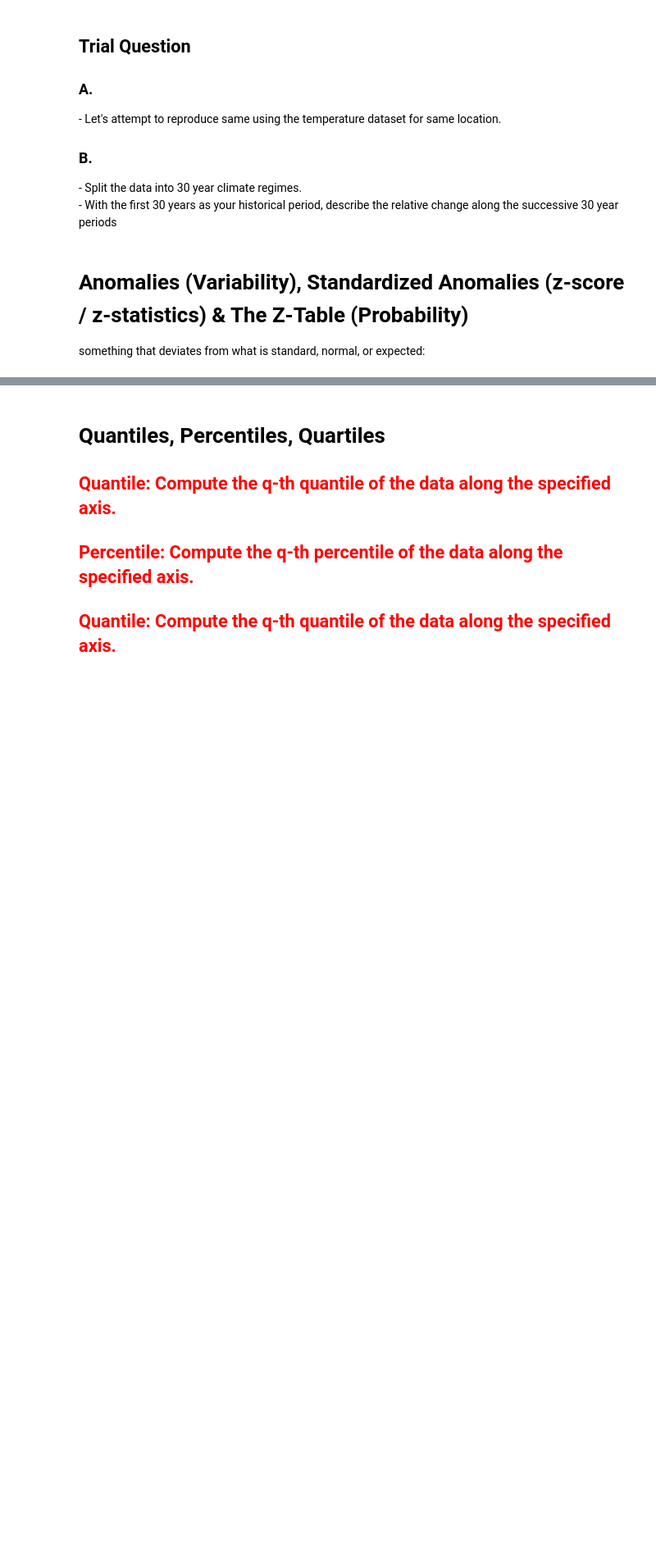
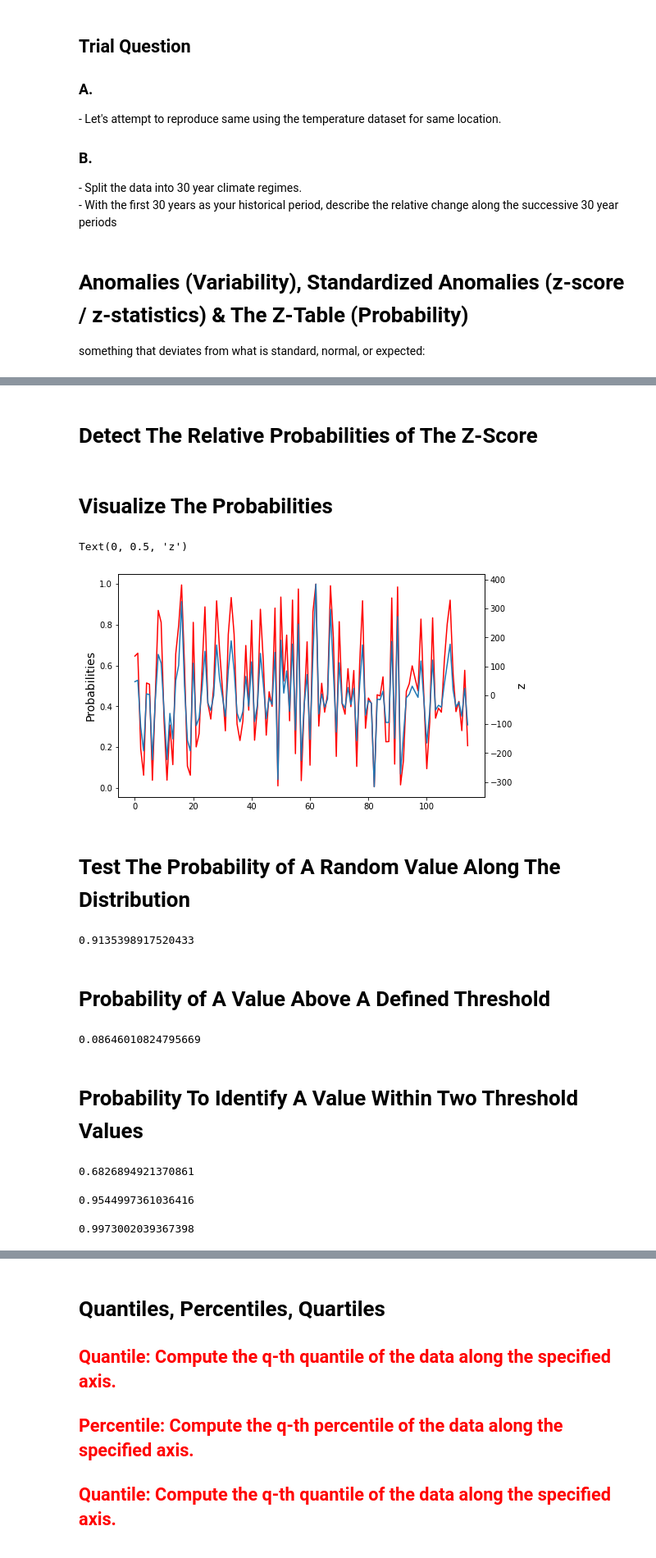
Before and after one commit to jeffjay88/WASCAL_SCourse_Statistics_2022, a Jupyter notebook: SCourse_Data_Statistics.ipynb, the cells around one changed output, grey strips where cells are left out. Shown at 82% size. Saved outputs shown, nothing was run; the diff lists cells and outputs as text; code cells hidden in the pictures; blank space fills up the shorter version.

```diff
--- a/SCourse_Data_Statistics.ipynb
+++ b/SCourse_Data_Statistics.ipynb
@@ -293,14 +366,19 @@ from scipy import stats
 def anomaly(x):
     return x-x.mean()
 
+
 def z_score(x):
     return stats.zscore(x)
     #return (x - x.mean())/x.std()
 
-def prob(x, alpha=0.05, n_sided=1):
+
+def prob(x, loc=0, scale=1):
     from scipy.stats import norm
+    #To find the probability that the variable has a value LESS than or equal
+    #let's say 113, you'd use CDF cumulative Density Function
+    #loc is the mean and scale is the standard deviation
 
-    z_crit = norm.ppf( 1 - alpha/n_sided)
+    z_crit = norm.cdf(x,loc,scale)
     return z_crit
 # %%
 df_RR_anom = anomaly(df_RR.sum(axis=1))
@@ -311,0 +394,2 @@ plt.plot(stats.zscore(df_RR.sum(axis=1)).to_numpy().flatten(), color='r')
+# %% [markdown]
+# Detect The Relative Probabilities of The Z-Score
@@ -312,2 +400,44 @@ plt.plot(stats.zscore(df_RR.sum(axis=1)).to_numpy().flatten(), color='r')
+# %% [markdown]
+# Visualize The Probabilities
 # %%
-prob(df_RR,alpha=0.1, n_sided=2)
+fig, ax = plt.subplots(figsize=(8,5))
+ax.plot(prob(df_RR_anom, df_RR_anom.mean(), df_RR_anom.std()), color='r')
+ax1 = ax.twinx()
+ax1.plot(df_RR_anom.values)
+
+ax.set_ylabel('Probabilities', fontsize=14)
+ax1.set_ylabel('z', fontsize=14)
+# %% [output]
+Text(0, 0.5, 'z')
+[figure, added]
+# %% [markdown]
+# Test The Probability of A Random Value Along The Distribution
+# %%
+val = 1300
+mu = df_RR.sum(axis=1).mean()
+dev = df_RR.sum(axis=1).std()
+
+prob(val, mu, dev)
+# %% [output]
+0.9135398917520433
+# %% [markdown]
+# Probability of A Value Above A Defined Threshold
+# %%
+1 - prob(val, mu, dev)
+# %% [output]
+0.08646010824795669
+# %% [markdown]
+# Probability To Identify A Value Within Two Threshold Values
+# %%
+# Higher - Lower
+prob(mu+dev, mu, dev) - prob(mu-dev, mu, dev)
+# %% [output]
+0.6826894921370861
+# %%
+prob(mu+(2*dev), mu, dev) - prob(mu-(2*dev), mu, dev)
+# %% [output]
+0.9544997361036416
+# %%
+prob(mu+(3*dev), mu, dev) - prob(mu-(3*dev), mu, dev)
+# %% [output]
+0.9973002039367398
```
Also changed, not shown: parts of 79 cells of this notebook.
